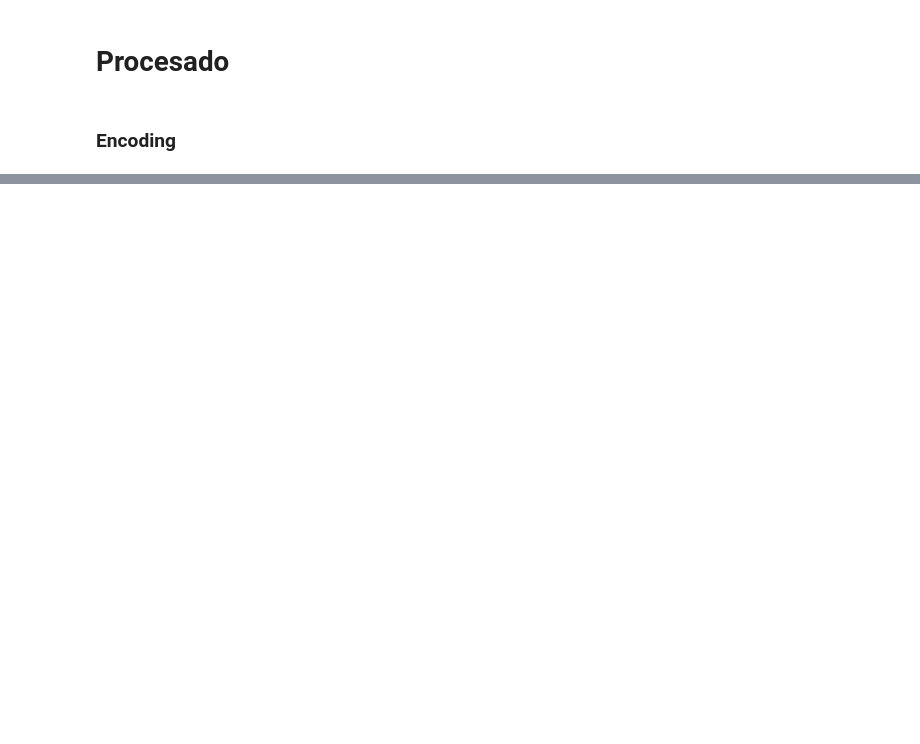
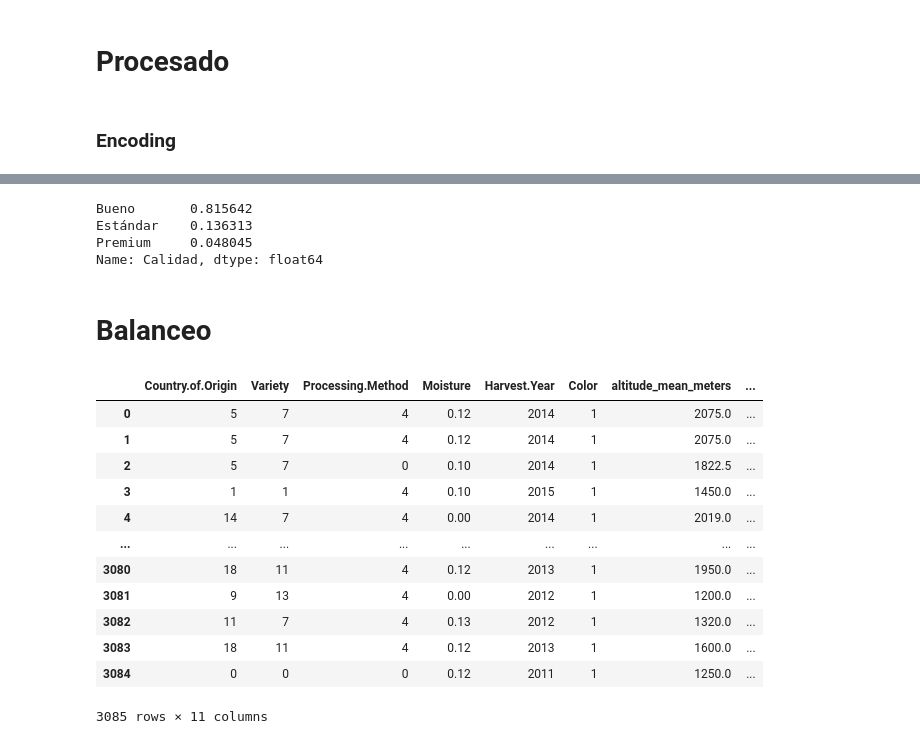
Before and after one commit to GiamoSalerno/Calidad_del_Cafe_ML, a Jupyter notebook: notebooks/02_Preprocesamiento.ipynb, the cells around one changed output, grey strips where cells are left out. Cells and saved outputs as stored; diff of their text form; code cells hidden in the pictures; blank space fills up the shorter version.

```diff
--- a/notebooks/02_Preprocesamiento.ipynb
+++ b/notebooks/02_Preprocesamiento.ipynb
@@ -103,0 +120,13 @@ for columna in columnas:
+# %%
+calidad = ['Estándar', 'Bueno', 'Premium']
+calif = [0, 80, 85, 100]
+arabica['Calidad'] = pd.cut(arabica['Total.Cup.Points'], bins=calif, labels=calidad)
+# %%
+arabica.Calidad.value_counts(normalize=True)
+# %% [output]
+Bueno       0.815642
+Estándar    0.136313
+Premium     0.048045
+Name: Calidad, dtype: float64
+# %% [markdown]
+# Balanceo
@@ -103,0 +135,23 @@ for columna in columnas:
+# %%
+ros = RandomOverSampler(random_state=5)
+X_resampled, y_resampled = ros.fit_resample(arabica.loc[:, 'Country.of.Origin':'Total.Cup.Points'], arabica['Calidad'])
+# %%
+df_resampled = pd.DataFrame(X_resampled, columns=arabica.loc[:, 'Country.of.Origin':'Total.Cup.Points'].columns)
+df_resampled['Calidad'] = y_resampled
+# %%
+df_balanced = pd.concat([arabica, df_resampled], ignore_index=True)
+df_balanced
+# %% [output]
+|  | Country.of.Origin | Variety | Processing.Method | Moisture | Harvest.Year | Color | altitude_mean_meters | ... |
+| 0 | 5 | 7 | 4 | 0.12 | 2014 | 1 | 2075.0 | ... |
+| 1 | 5 | 7 | 4 | 0.12 | 2014 | 1 | 2075.0 | ... |
+| 2 | 5 | 7 | 0 | 0.10 | 2014 | 1 | 1822.5 | ... |
+| 3 | 1 | 1 | 4 | 0.10 | 2015 | 1 | 1450.0 | ... |
+| 4 | 14 | 7 | 4 | 0.00 | 2014 | 1 | 2019.0 | ... |
+| ... | ... | ... | ... | ... | ... | ... | ... | ... |
+| 3080 | 18 | 11 | 4 | 0.12 | 2013 | 1 | 1950.0 | ... |
+| 3081 | 9 | 13 | 4 | 0.00 | 2012 | 1 | 1200.0 | ... |
+| 3082 | 11 | 7 | 4 | 0.13 | 2012 | 1 | 1320.0 | ... |
+| 3083 | 18 | 11 | 4 | 0.12 | 2013 | 1 | 1600.0 | ... |
+| 3084 | 0 | 0 | 0 | 0.12 | 2011 | 1 | 1250.0 | ... |
+3085 rows × 11 columns
```
Also changed, not shown: parts of 3 cells of this notebook, 6 other files.
